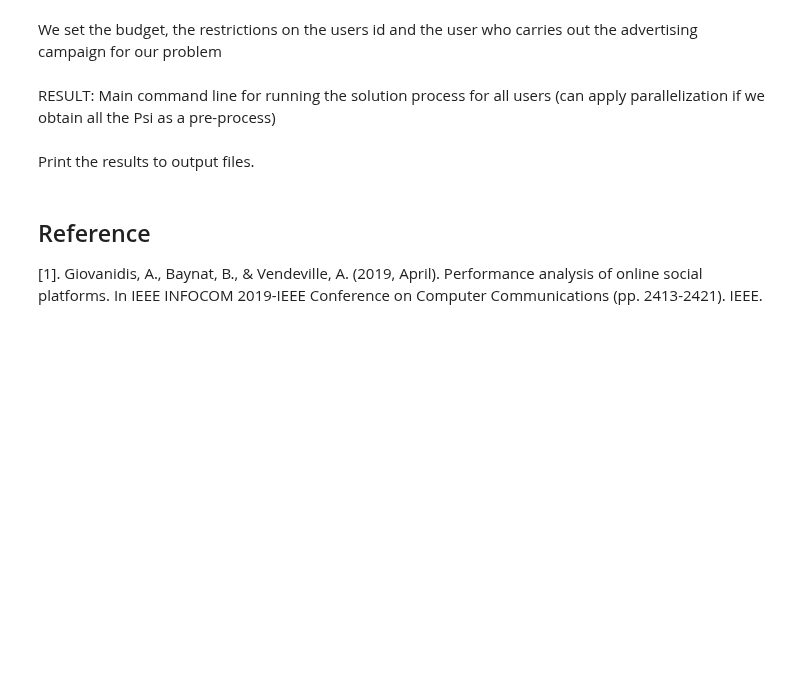
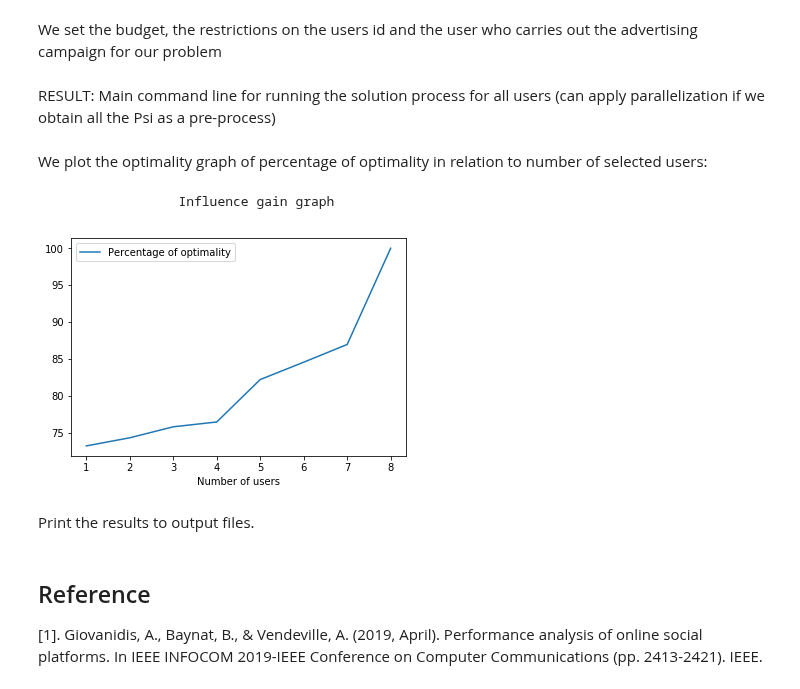
Before and after one commit to RLD-Hub/Social-Influencer-Selection, a Jupyter notebook: Sparse OSP portfolio optimization problem.ipynb, the cells around one changed output. Saved outputs shown, nothing was run; the diff lists cells and outputs as text; code cells hidden in the pictures; blank space fills up the shorter version.

```diff
--- a/Sparse OSP portfolio optimization problem.ipynb
+++ b/Sparse OSP portfolio optimization problem.ipynb
@@ -630,6 +655,31 @@ restricts[i]=1
 RESULT: Main command line for running the solution process for all users (can apply parallelization if we obtain all the Psi as a pre-process)
 # %%
 [an,pNews,qWall,Psi]=OSP(N,LeadGraph,Rtweet,Rrtweet,B,i,FollowGraph,restricts,gamma=gamma_aux,k1=k1_aux,k2=k2_aux)
+# %% [markdown]
+We plot the optimality graph of percentage of optimality in relation to number of selected users:
+# %%
+alps_aux={}
+S_aux=0
+for user in an:
+    S_aux=an[user]*Psi[user]+S_aux
+S_aux=S_aux-an[i]*Psi[i]
+O_aux=0
+Oa=list()
+cont=1
+for user in an:
+    if user!=i:
+        O_aux=O_aux+(an[user]*Psi[user])/S_aux
+        Oa.append(100*O_aux)
+L=[j for j in range(len(Oa)+1)]
+del L[0]
+datas={'Percentage of optimality':Oa,'Number of users':L}
+df = pd.DataFrame(datas)
+print("                  Influence gain graph")
+df.plot(x='Number of users',y='Percentage of optimality')
+plt.show()
+# %% [output]
+                  Influence gain graph
+[figure, added]
 # %% [markdown]
 Print the results to output files.
 # %%
```
Also changed, not shown: parts of 11 cells of this notebook, 1 other file.
